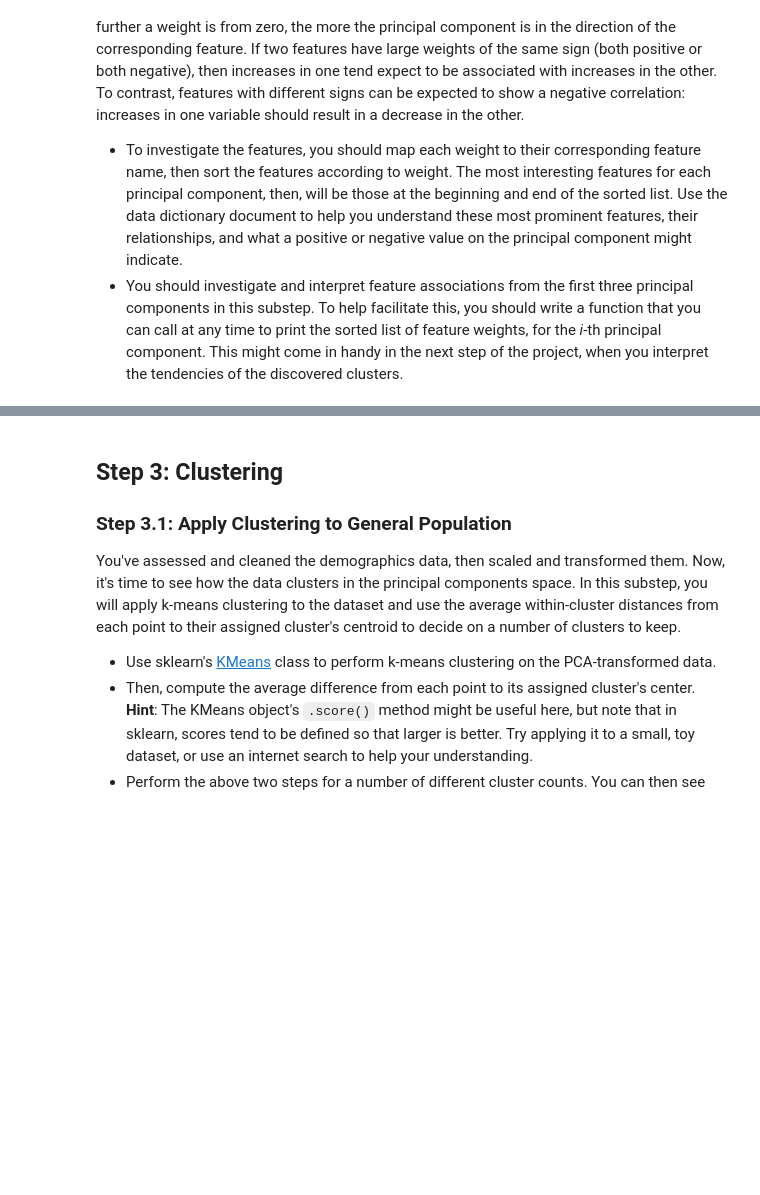
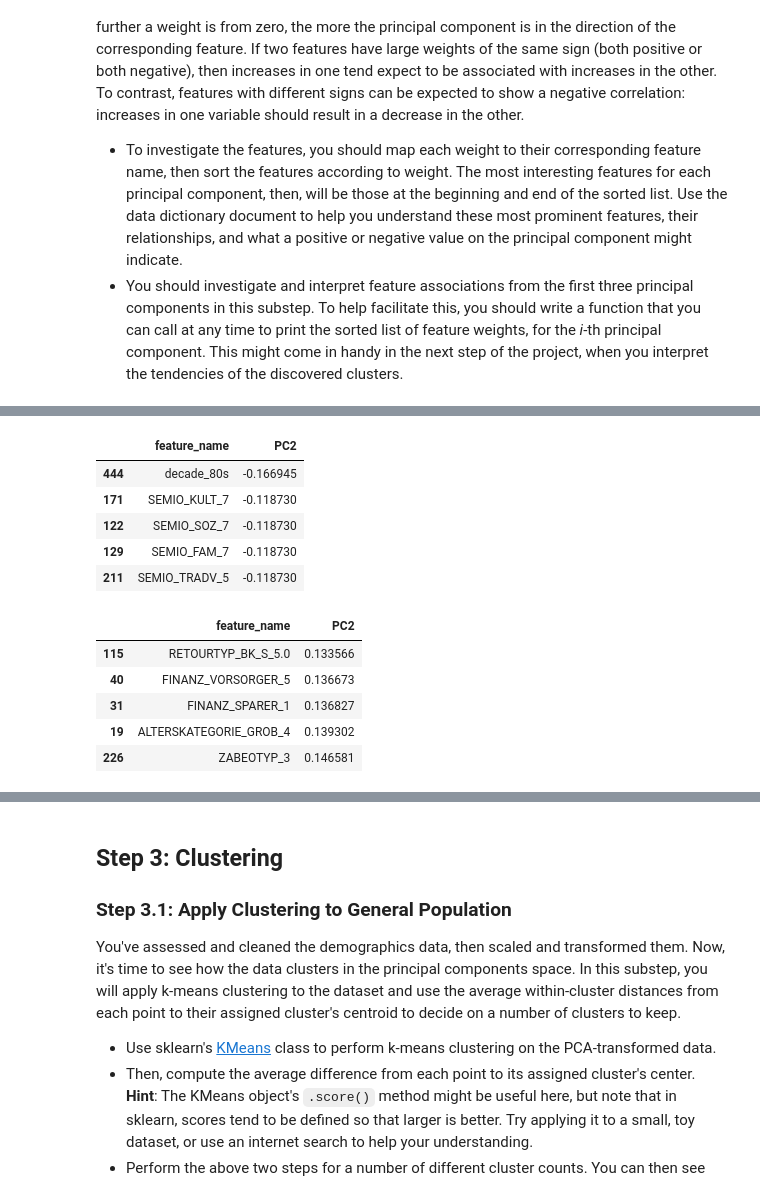
Before and after one commit to Mdhvince/Customer_Segmentation, a Jupyter notebook: Identify_Customer_Segments.ipynb, the cells around one changed output, grey strips where cells are left out. Cells and saved outputs as stored; diff of their text form; code cells hidden in the pictures; blank space fills up the shorter version.

```diff
--- a/Identify_Customer_Segments.ipynb
+++ b/Identify_Customer_Segments.ipynb
@@ -501,6 +632,20 @@ As a reminder, each principal component is a unit vector that points in the dire
 # %%
-# Map weights for the first principal component to corresponding feature names
+# Map weights for the second principal component to corresponding feature names
 # and then print the linked values, sorted by weight.
-# HINT: Try defining a function here or in a new cell that you can reuse in the
-# other cells.
+
+display(map_pcweight_feature_name(2).head())
+display(map_pcweight_feature_name(2).tail())
+# %% [output]
+|  | feature_name | PC2 |
+| 444 | decade_80s | -0.166945 |
+| 171 | SEMIO_KULT_7 | -0.118730 |
+| 122 | SEMIO_SOZ_7 | -0.118730 |
+| 129 | SEMIO_FAM_7 | -0.118730 |
+| 211 | SEMIO_TRADV_5 | -0.118730 |
+|  | feature_name | PC2 |
+| 115 | RETOURTYP_BK_S_5.0 | 0.133566 |
+| 40 | FINANZ_VORSORGER_5 | 0.136673 |
+| 31 | FINANZ_SPARER_1 | 0.136827 |
+| 19 | ALTERSKATEGORIE_GROB_4 | 0.139302 |
+| 226 | ZABEOTYP_3 | 0.146581 |
 # %%
```
Also changed, not shown: parts of 42 cells of this notebook.
